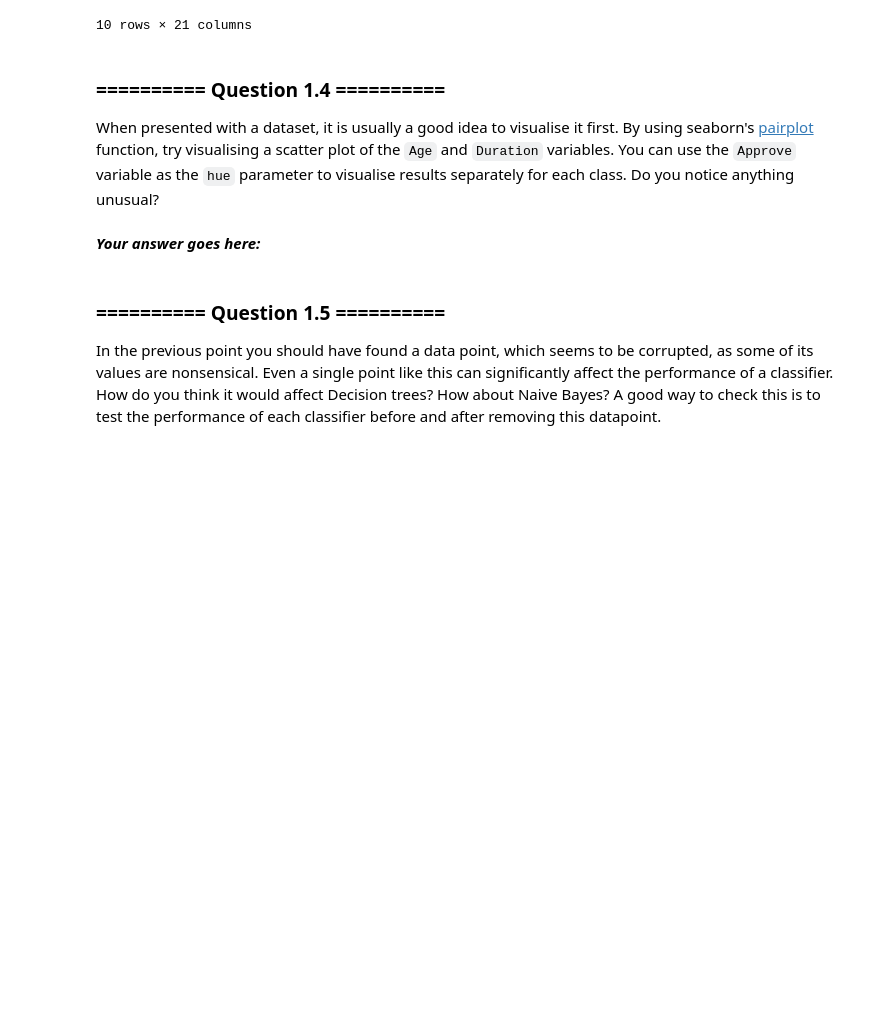
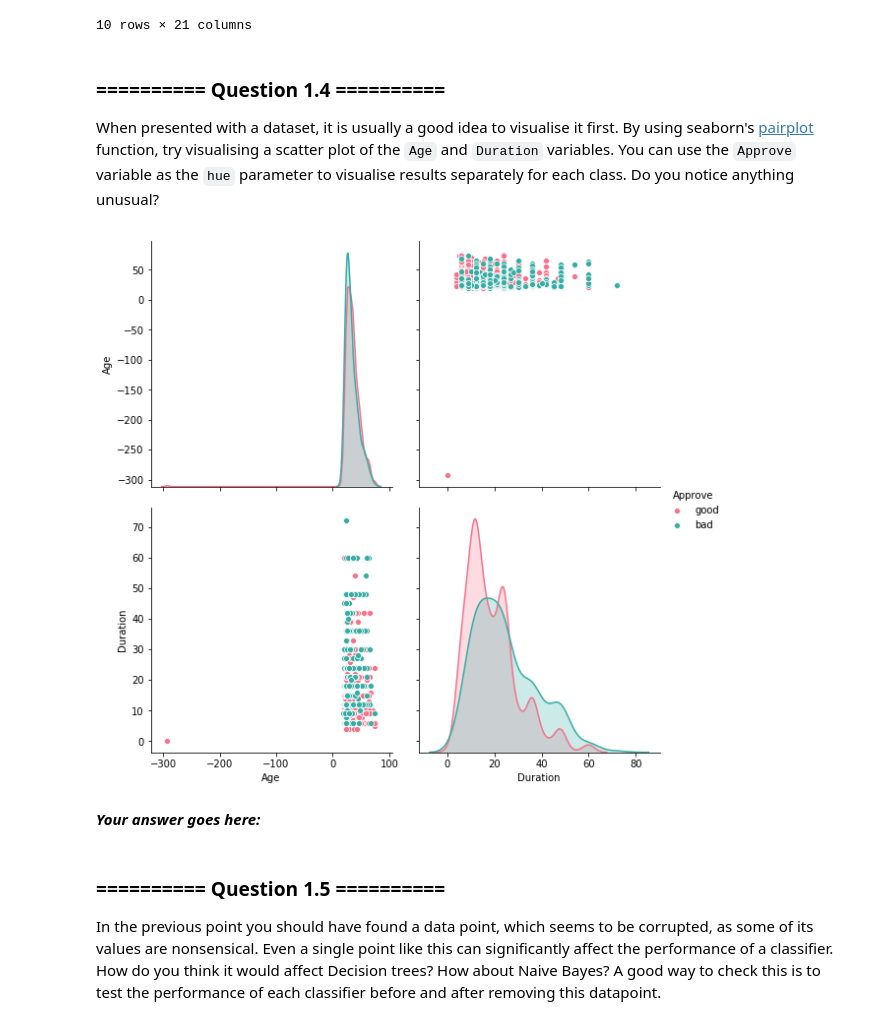
Before and after one commit to ishanparikh/IAML2018, a Jupyter notebook: Labs/02 - Decision Trees and Linear Regression.ipynb, the cells around one changed output. Saved outputs shown, nothing was run; the diff lists cells and outputs as text; code cells hidden in the pictures; blank space fills up the shorter version.

```diff
--- a/Labs/02 - Decision Trees and Linear Regression.ipynb
+++ b/Labs/02 - Decision Trees and Linear Regression.ipynb
@@ -105,3 +104,11 @@ When presented with a dataset, it is usually a good idea to visualise it first.
+# %%
+# Your Code goes here:
+ax = sns.pairplot(credit, hue=("Approve"), hue_order=None, palette='husl', vars=['Age',"Duration"],
+                  x_vars=None, y_vars=None, kind='scatter', diag_kind='auto',
+                  markers=None, height=4, aspect=1, dropna=True,
+                  plot_kws=None, diag_kws=None, grid_kws=None, size=None)
+# %% [output]
+[figure, added]
 # %% [markdown]
 ***Your answer goes here:***
 # %% [markdown]
```
Also changed, not shown: parts of 16 cells of this notebook, 1 other file.
